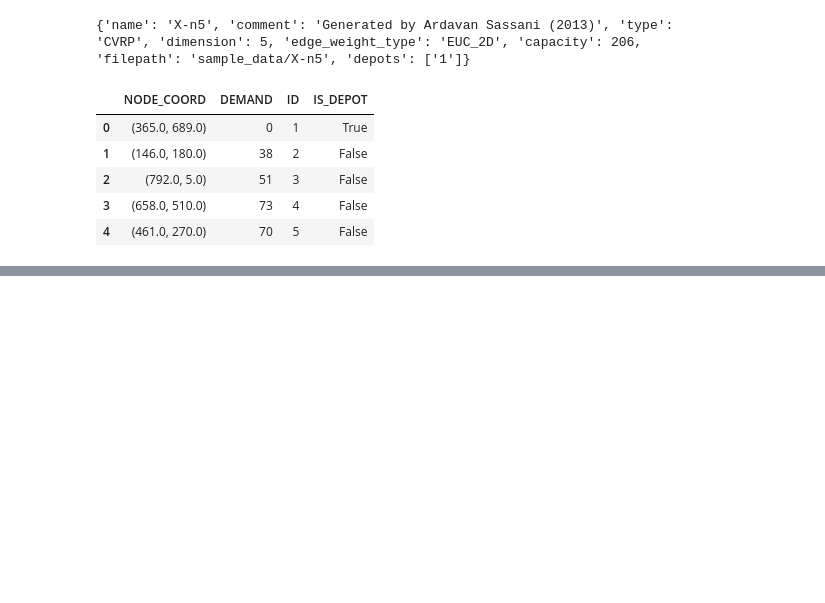
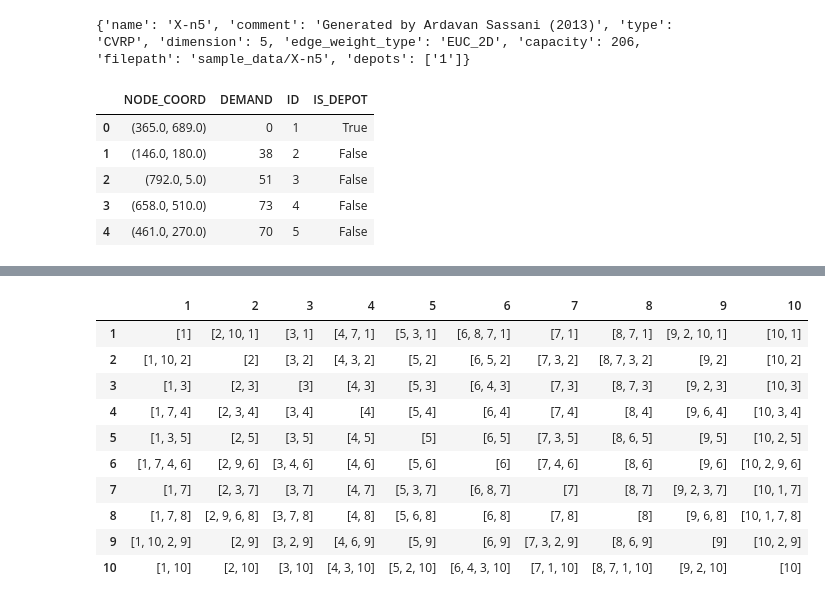
Before and after one commit to sassani/CVRPLIB, a Jupyter notebook: main.ipynb, the cells around one changed output, grey strips where cells are left out. Saved outputs shown, nothing was run; the diff lists cells and outputs as text; code cells hidden in the pictures; blank space fills up the shorter version.

```diff
--- a/main.ipynb
+++ b/main.ipynb
@@ -65,0 +45,16 @@ memory usage: 1.9 KB
+# %%
+paths = dict(map.shortest_path_matrix())
+paths = pd.DataFrame.from_dict(paths).sort_index()
+paths
+# %% [output]
+|  | 1 | 2 | 3 | 4 | 5 | 6 | 7 | 8 | 9 | 10 |
+| 1 | [1] | [2, 10, 1] | [3, 1] | [4, 7, 1] | [5, 3, 1] | [6, 8, 7, 1] | [7, 1] | [8, 7, 1] | [9, 2, 10, 1] | [10, 1] |
+| 2 | [1, 10, 2] | [2] | [3, 2] | [4, 3, 2] | [5, 2] | [6, 5, 2] | [7, 3, 2] | [8, 7, 3, 2] | [9, 2] | [10, 2] |
+| 3 | [1, 3] | [2, 3] | [3] | [4, 3] | [5, 3] | [6, 4, 3] | [7, 3] | [8, 7, 3] | [9, 2, 3] | [10, 3] |
+| 4 | [1, 7, 4] | [2, 3, 4] | [3, 4] | [4] | [5, 4] | [6, 4] | [7, 4] | [8, 4] | [9, 6, 4] | [10, 3, 4] |
+| 5 | [1, 3, 5] | [2, 5] | [3, 5] | [4, 5] | [5] | [6, 5] | [7, 3, 5] | [8, 6, 5] | [9, 5] | [10, 2, 5] |
+| 6 | [1, 7, 4, 6] | [2, 9, 6] | [3, 4, 6] | [4, 6] | [5, 6] | [6] | [7, 4, 6] | [8, 6] | [9, 6] | [10, 2, 9, 6] |
+| 7 | [1, 7] | [2, 3, 7] | [3, 7] | [4, 7] | [5, 3, 7] | [6, 8, 7] | [7] | [8, 7] | [9, 2, 3, 7] | [10, 1, 7] |
+| 8 | [1, 7, 8] | [2, 9, 6, 8] | [3, 7, 8] | [4, 8] | [5, 6, 8] | [6, 8] | [7, 8] | [8] | [9, 6, 8] | [10, 1, 7, 8] |
+| 9 | [1, 10, 2, 9] | [2, 9] | [3, 2, 9] | [4, 6, 9] | [5, 9] | [6, 9] | [7, 3, 2, 9] | [8, 6, 9] | [9] | [10, 2, 9] |
+| 10 | [1, 10] | [2, 10] | [3, 10] | [4, 3, 10] | [5, 2, 10] | [6, 4, 3, 10] | [7, 1, 10] | [8, 7, 1, 10] | [9, 2, 10] | [10] |
```
Also changed, not shown: parts of 6 cells of this notebook, 3 other files.
